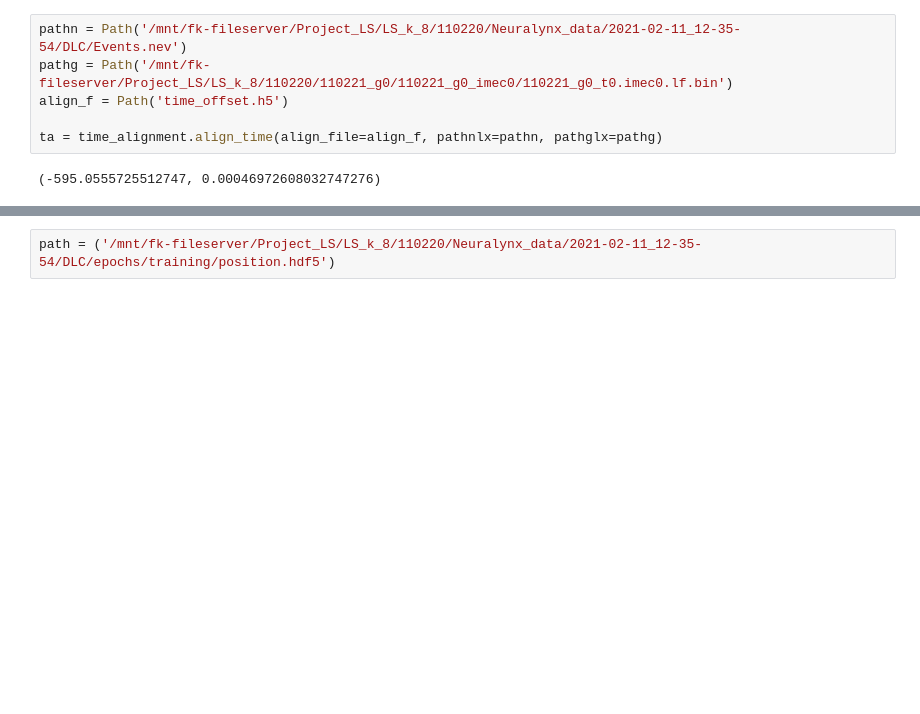
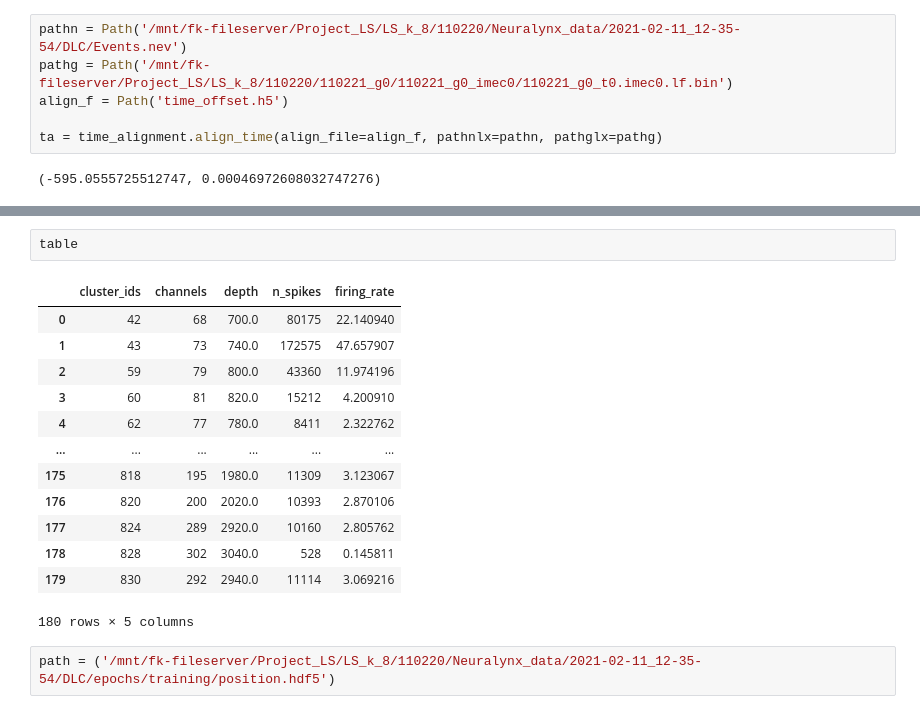
Before and after one commit to Kasia-Bz/Lateral_septum, a Jupyter notebook: Untitled.ipynb, the cells around one changed output, grey strips where cells are left out. Cells and saved outputs as stored; diff of their text form; blank space fills up the shorter version.

```diff
--- a/Untitled.ipynb
+++ b/Untitled.ipynb
@@ -25,3 +46,19 @@ for cl in cluster_ids:
+# %%
+table
+# %% [output]
+|  | cluster_ids | channels | depth | n_spikes | firing_rate |
+| 0 | 42 | 68 | 700.0 | 80175 | 22.140940 |
+| 1 | 43 | 73 | 740.0 | 172575 | 47.657907 |
+| 2 | 59 | 79 | 800.0 | 43360 | 11.974196 |
+| 3 | 60 | 81 | 820.0 | 15212 | 4.200910 |
+| 4 | 62 | 77 | 780.0 | 8411 | 2.322762 |
+| ... | ... | ... | ... | ... | ... |
+| 175 | 818 | 195 | 1980.0 | 11309 | 3.123067 |
+| 176 | 820 | 200 | 2020.0 | 10393 | 2.870106 |
+| 177 | 824 | 289 | 2920.0 | 10160 | 2.805762 |
+| 178 | 828 | 302 | 3040.0 | 528 | 0.145811 |
+| 179 | 830 | 292 | 2940.0 | 11114 | 3.069216 |
+180 rows × 5 columns
 # %%
 path = ('/mnt/fk-fileserver/Project_LS/LS_k_8/110220/Neuralynx_data/2021-02-11_12-35-54/DLC/epochs/training/position.hdf5')
 # %%
```
Also changed, not shown: parts of 16 cells of this notebook, 2 other files.
